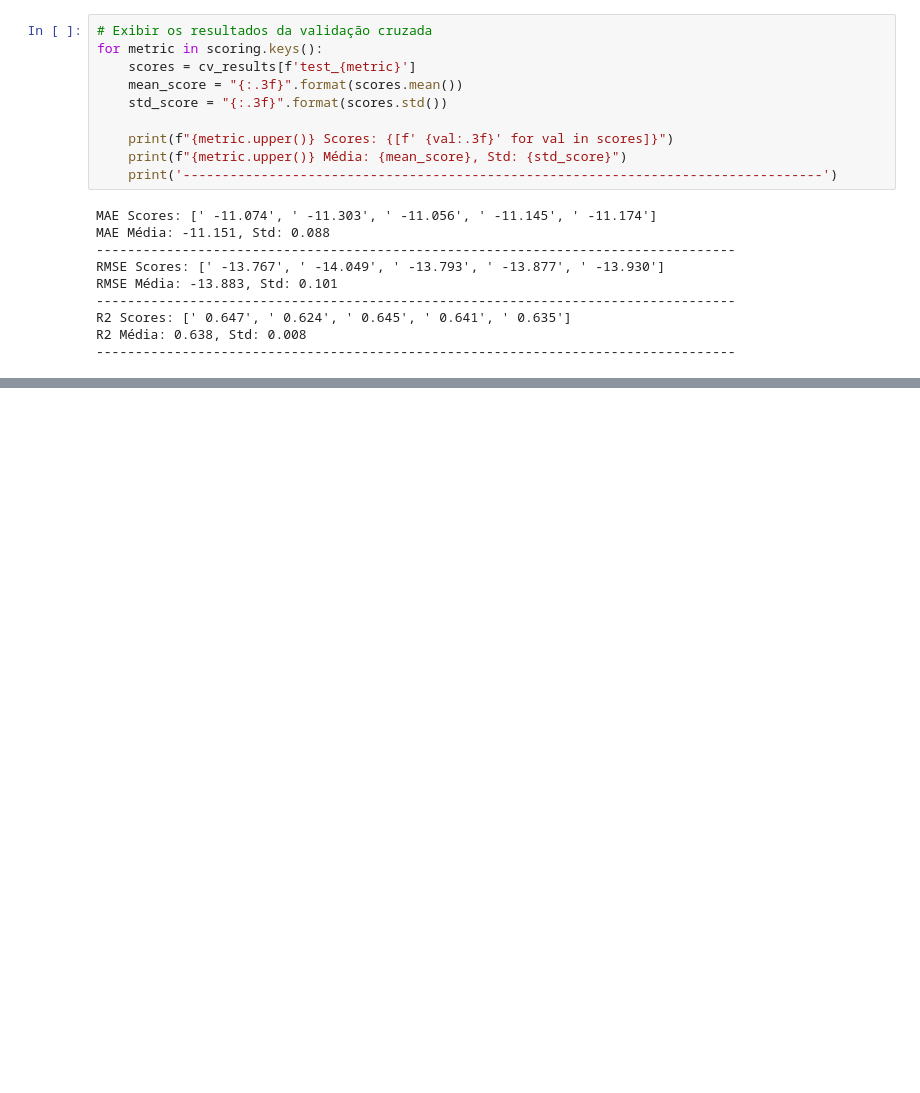
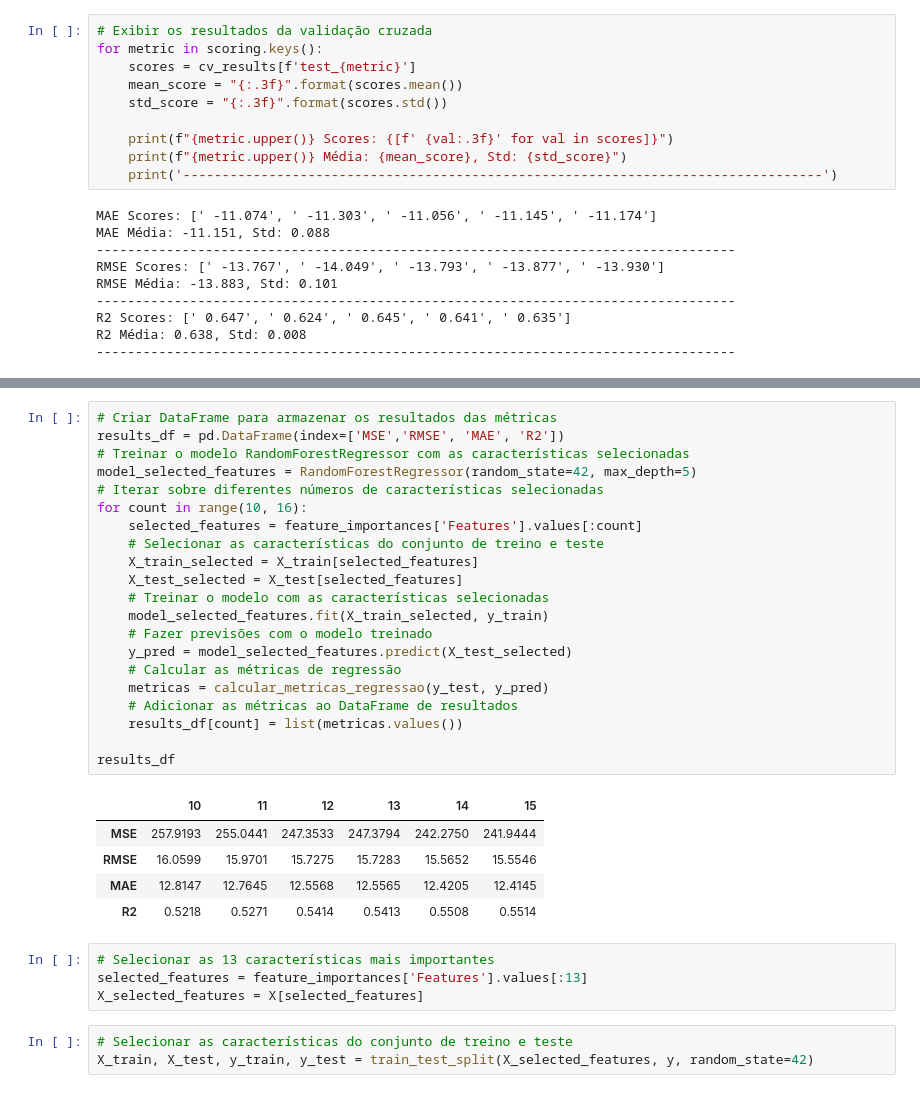
Before and after one commit to JCrpa/curso18_ia_aumentada_prevendo_atrasos_voos, a Jupyter notebook: ia_aumentada_prevendo_atrasos_voos.ipynb, the cells around one changed output, grey strips where cells are left out. Cells and saved outputs as stored; diff of their text form; blank space fills up the shorter version.

```diff
--- a/ia_aumentada_prevendo_atrasos_voos.ipynb
+++ b/ia_aumentada_prevendo_atrasos_voos.ipynb
@@ -577,0 +642,34 @@ R2 Média: 0.638, Std: 0.008
+# %%
+# Criar DataFrame para armazenar os resultados das métricas
+results_df = pd.DataFrame(index=['MSE','RMSE', 'MAE', 'R2'])
+# Treinar o modelo RandomForestRegressor com as características selecionadas
+model_selected_features = RandomForestRegressor(random_state=42, max_depth=5)
+# Iterar sobre diferentes números de características selecionadas
+for count in range(10, 16):
+    selected_features = feature_importances['Features'].values[:count]
+    # Selecionar as características do conjunto de treino e teste
+    X_train_selected = X_train[selected_features]
+    X_test_selected = X_test[selected_features]
+    # Treinar o modelo com as características selecionadas
+    model_selected_features.fit(X_train_selected, y_train)
+    # Fazer previsões com o modelo treinado
+    y_pred = model_selected_features.predict(X_test_selected)
+    # Calcular as métricas de regressão
+    metricas = calcular_metricas_regressao(y_test, y_pred)
+    # Adicionar as métricas ao DataFrame de resultados
+    results_df[count] = list(metricas.values())
+
+results_df
+# %% [output]
+|  | 10 | 11 | 12 | 13 | 14 | 15 |
+| MSE | 257.9193 | 255.0441 | 247.3533 | 247.3794 | 242.2750 | 241.9444 |
+| RMSE | 16.0599 | 15.9701 | 15.7275 | 15.7283 | 15.5652 | 15.5546 |
+| MAE | 12.8147 | 12.7645 | 12.5568 | 12.5565 | 12.4205 | 12.4145 |
+| R2 | 0.5218 | 0.5271 | 0.5414 | 0.5413 | 0.5508 | 0.5514 |
+# %%
+# Selecionar as 13 características mais importantes
+selected_features = feature_importances['Features'].values[:13]
+X_selected_features = X[selected_features]
+# %%
+# Selecionar as características do conjunto de treino e teste
+X_train, X_test, y_train, y_test = train_test_split(X_selected_features, y, random_state=42)
```
Also changed, not shown: parts of 5 cells of this notebook.
